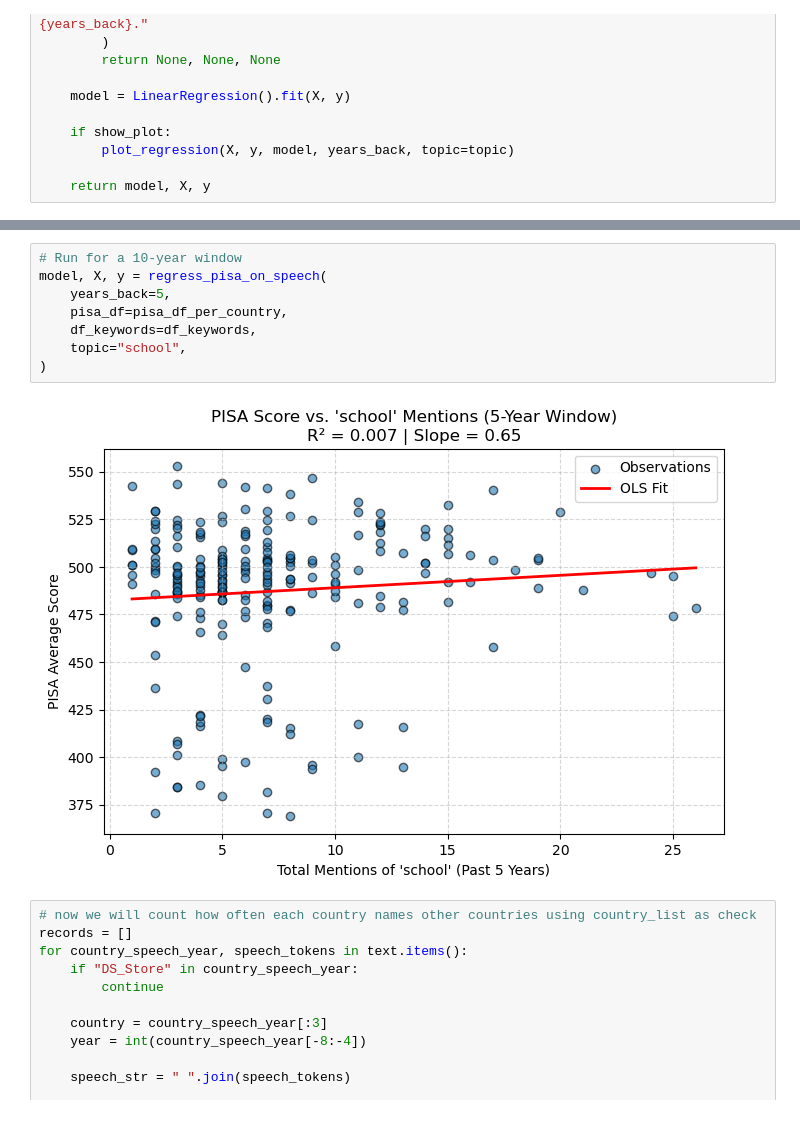
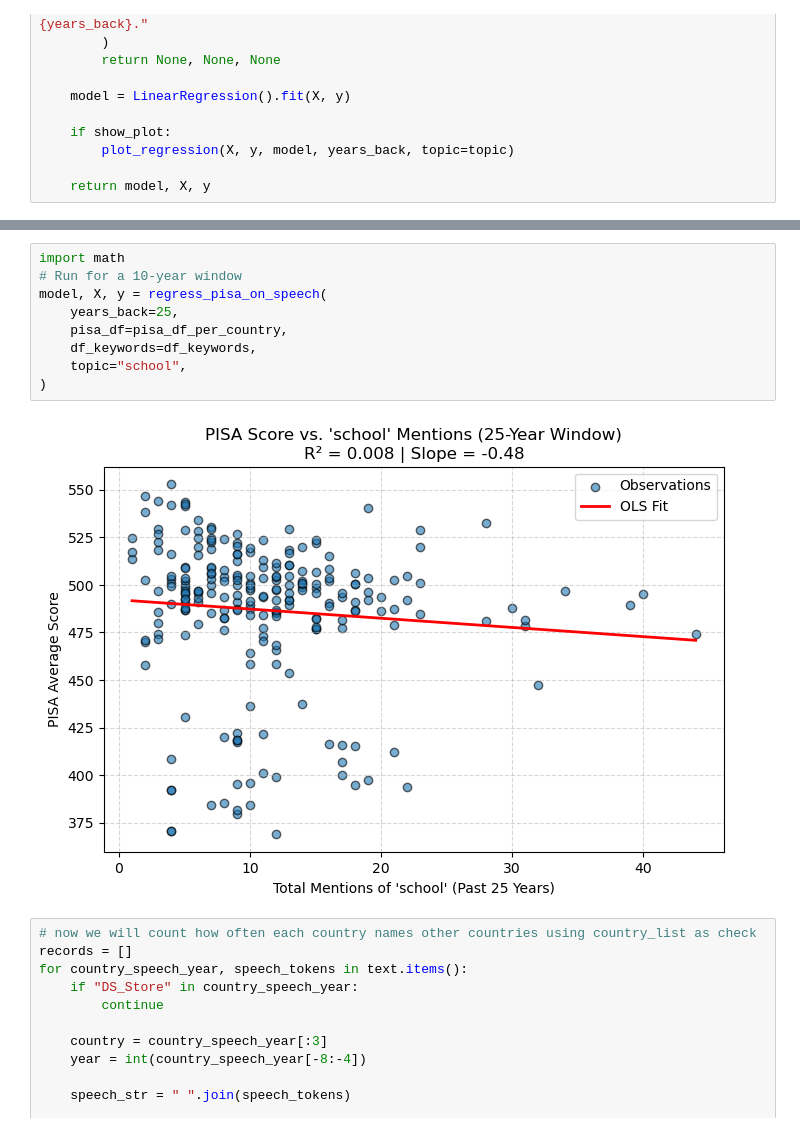
Before and after one commit to jacobgroot/FDS, a Jupyter notebook: analysis.ipynb, the cells around one changed output, grey strips where cells are left out. Cells and saved outputs as stored; diff of their text form.

```diff
--- a/analysis.ipynb
+++ b/analysis.ipynb
@@ -341,13 +485,14 @@ def regress_pisa_on_speech(
 # %%
+import math
 # Run for a 10-year window
 model, X, y = regress_pisa_on_speech(
-    years_back=5,
+    years_back=25,
     pisa_df=pisa_df_per_country,
     df_keywords=df_keywords,
     topic="school",
 )
 # %% [output]
-[figure, old version]
+[figure, new version]
 # %%
 # now we will count how often each country names other countries using country_list as check
 records = []
```
Also changed, not shown: parts of 2 cells of this notebook.
